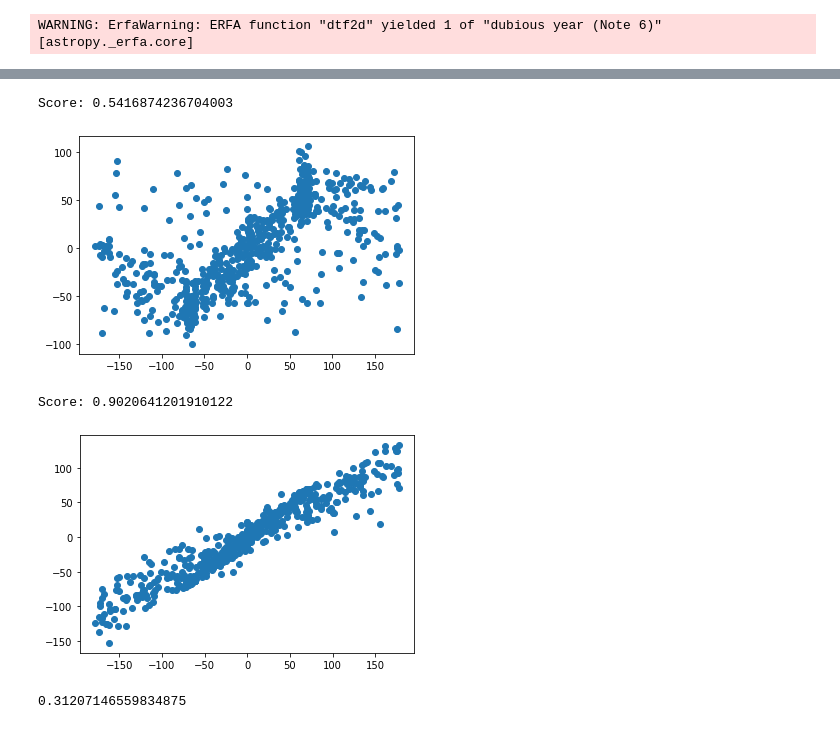
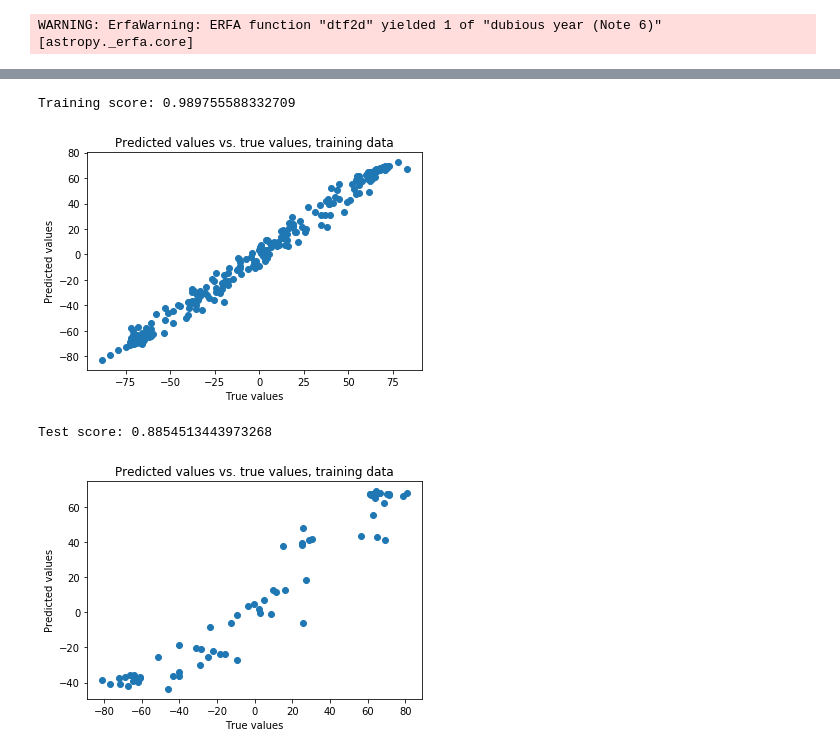
Before and after one commit to Kaahan/skep_project_s_final, a Jupyter notebook: eclipse/predict_eclipse.ipynb, the cells around one changed output, grey strips where cells are left out. Cells and saved outputs as stored; diff of their text form; code cells hidden in the pictures.

```diff
--- a/eclipse/predict_eclipse.ipynb
+++ b/eclipse/predict_eclipse.ipynb
@@ -450,29 +421,10 @@ Score: 0.6013842973761816
-# %%
-reg = RidgeCV(alphas=[1e-3, 1e-2, 1e-1, 1]).fit(X_train, y_train)
-print('Score:', reg.score(X_train, y_train))
-
-pred = reg.predict(X_train)
-plt.scatter(y_train, pred)
-plt.show()
-# %% [output]
-Score: 0.5416874236704003
-[figure, removed]
-# %%
-from sklearn.ensemble import RandomForestRegressor
-
-reg = RandomForestRegressor(n_estimators=50)
-reg.fit(X_train, y_train)
-print('Score:', reg.score(X_train, y_train))
-pred = reg.predict(X_train)
-plt.scatter(y_train, pred)
-plt.show()
-# %% [output]
-Score: 0.9020641201910122
-[figure, removed]
-# %%
-reg.score(X_test, y_test)
-# %% [output]
-0.31207146559834875
+# %%
+test_regressor(RandomForestRegressor(n_estimators=50), X_train, X_test, np.array(y_train).ravel(), np.array(y_test).ravel())
+# %% [output]
+Training score: 0.989755588332709
+[figure, added]
+Test score: 0.8854513443973268
+[figure, added]
 # %%
 from sklearn.linear_model import RidgeCV, LinearRegression, Lasso, SGDRegressor
 reg = RidgeCV(alphas=np.arange(0.1,100,0.1), fit_intercept=True)
```
Also changed, not shown: parts of 33 cells of this notebook.
